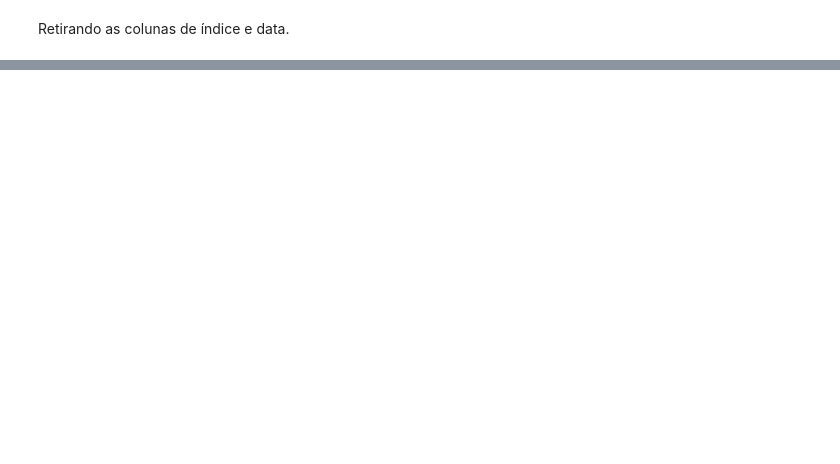
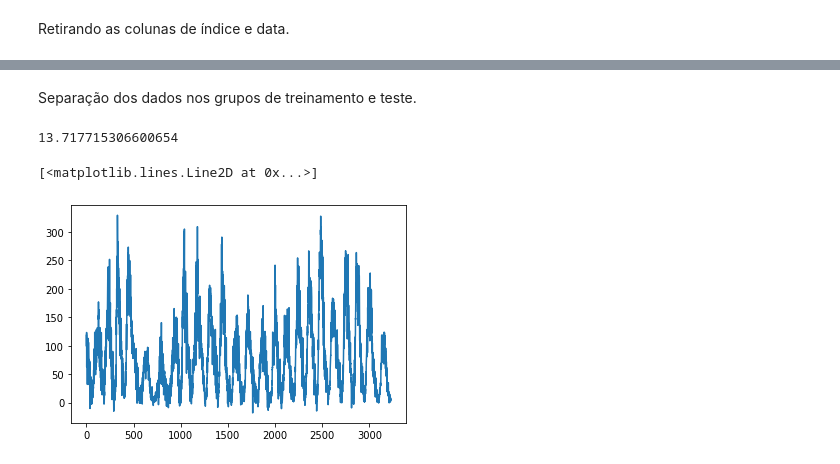
Before and after one commit to arlindots/maclea, a Jupyter notebook: efc1.ipynb, the cells around one changed output, grey strips where cells are left out. Saved outputs shown, nothing was run; the diff lists cells and outputs as text; code cells hidden in the pictures; blank space fills up the shorter version.

```diff
--- a/efc1.ipynb
+++ b/efc1.ipynb
@@ -44,7 +49,6 @@ plt.show()
 # %%
-K = 3
-X = toeplitz(manchas[K-1:],manchas[K-1:]) # matriz de entrada
-y = manchas[K:] # matriz de saída
-N = len(y) # number of training examples
-
+K = 24
+X = toeplitz(manchas[::-1]) # matriz de entrada
+y = manchas[K:] # vetor de saída
+N = len(y)
 print(X)
@@ -55,0 +126,17 @@ sys.executable
+# %% [markdown]
+Separação dos dados nos grupos de treinamento e teste.
+# %%
+Xteste = XL[-120:,:]
+yteste = y[-120:,:]
+Xtreino = XL[:-120,:]
+ytreino = y[:-120,:]
+# %%
+reg = LinearRegression(fit_intercept=True).fit(Xteste, yteste)
+est = reg.predict(Xteste)
+err = rmse(est,yteste)
+print(err)
+plt.plot(reg.predict(XL))
+# %% [output]
+13.717715306600654
+[<matplotlib.lines.Line2D at 0x...>]
+[figure, added]
```
Also changed, not shown: parts of 18 cells of this notebook, 1 other file.
